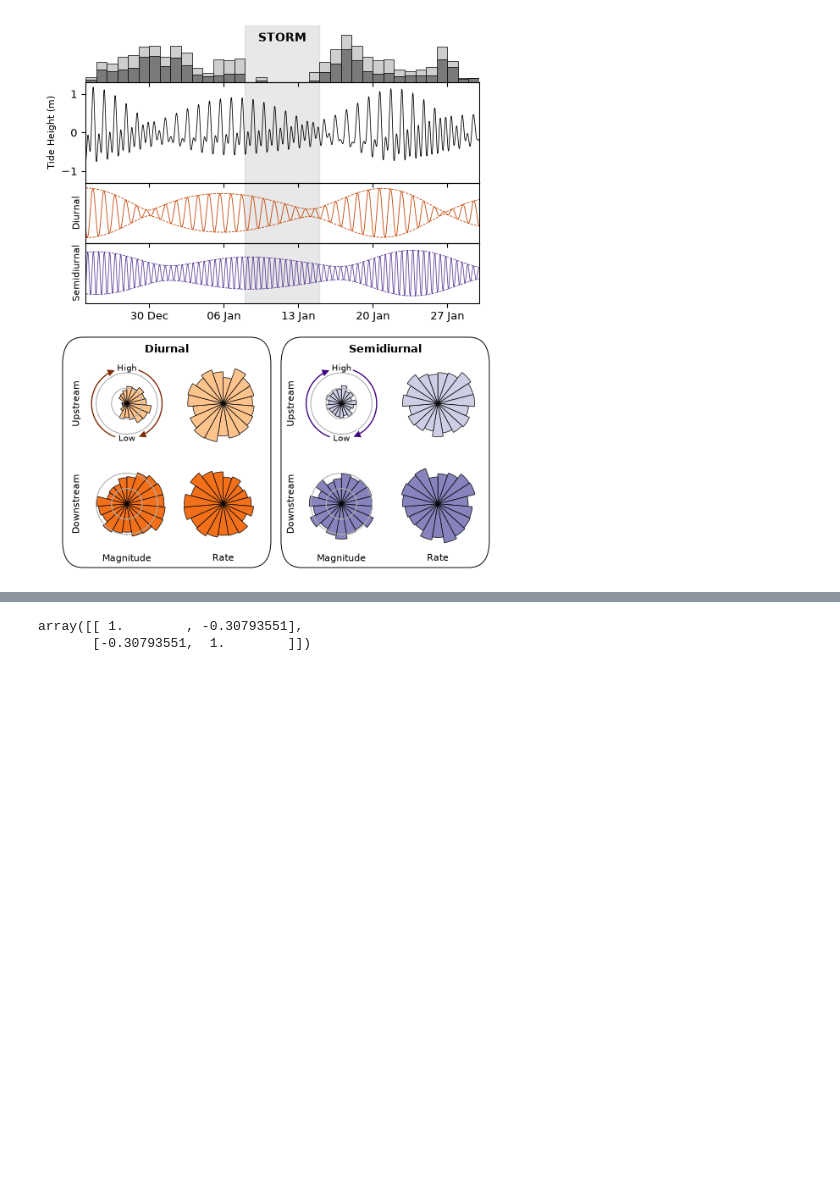
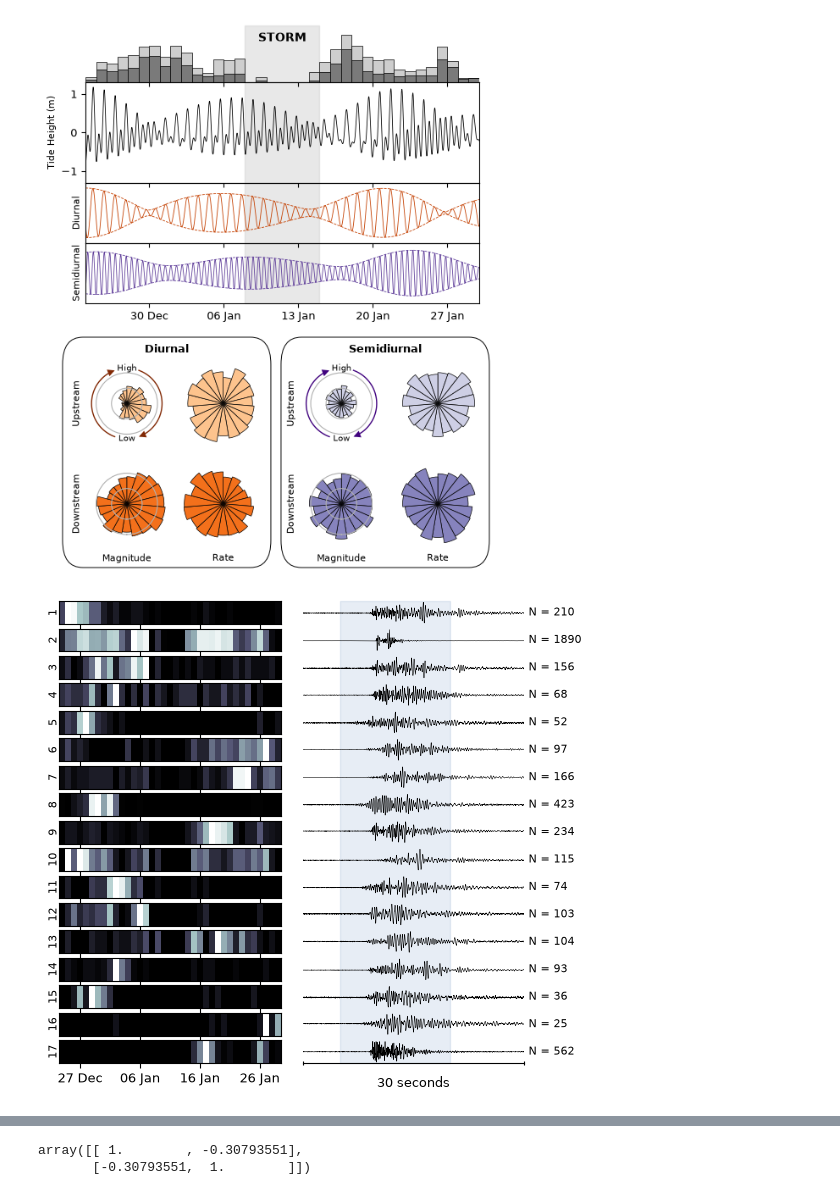
Before and after one commit to JMagyar15/totten-analysis, a Jupyter notebook: cross_correlation_test.ipynb, the cells around one changed output, grey strips where cells are left out. Cells and saved outputs as stored; diff of their text form; code cells hidden in the pictures; blank space fills up the shorter version.

```diff
--- a/cross_correlation_test.ipynb
+++ b/cross_correlation_test.ipynb
@@ -579,3 +579,99 @@ fig.text((left_fig_coords[0]+right_fig_coords[0])/2,0.88,'STORM',ha='center',va=
 fig.savefig('Fig4_tidal_analysis.pdf',bbox_inches='tight',dpi=400)
 # %% [output]
 [figure]
+# %%
+storm_start = UTCDateTime(2019,1,8).matplotlib_date
+storm_end = UTCDateTime(2019,1,15).matplotlib_date
+
+t1 = sh.UTCDateTime(2018,12,24)
+t2 = sh.UTCDateTime(2019,1,30)
+time_bins = np.arange(np.datetime64('2018-12-24T00:00'),np.datetime64('2019-01-31T00:00'),np.timedelta64(24, 'h'))
+
+
+chunk = do.SeismicChunk(t1,t2)
+groups = temp_cat.group_split()
+
+
+N_clust = len(groups)
+temp_labels = {num:i for i,num in enumerate(groups.keys())}
+
+
+fig, ax = plt.subplots(nrows=N_clust,ncols=2,sharex='col',figsize=(6,6),gridspec_kw={'wspace':0.1})
+
+all_hist = []
+all_tr = []
+
+i = 0
+for clust_num, cat in groups.items():
+
+#time_bins = np.array([time.matplotlib_date for time in np.mgrid[chunk.starttime:chunk.endtime+1:12*60*60]])
+    hist, _ = np.histogram(cat.attributes['time'],bins=time_bins)
+
+    hist_ax = ax[i,0]
+    tr_ax = ax[i,1]
+
+    hist_ax.pcolormesh(time_bins[:-1],np.arange(2),np.vstack([hist,hist]),cmap='bone')
+    hist_ax.set_yticks([])
+
+    filename = os.path.join(stack_path,'stacked_waveforms_cluster_' + str(clust_num) + '.mseed')
+
+    try:
+        stream = read(filename)
+        stream = stream.select(component='Z')
+        traces = np.stack([tr.data for tr in stream],axis=0)
+        tr = traces[template_sta[str(clust_num)],:]
+        tr_ax.plot(np.linspace(-10,20,3001),tr/tr.max(),lw=0.4,c='black')
+    except FileNotFoundError:
+        print('No stacked trace yet...')
+        continue
+
+    tr_ax.set_xlim(-10,20)
+
+    if i != (N_clust-1):
+        tr_ax.set_axis_off()
+    else:
+        tr_ax.set_xticks([-10,20])
+        tr_ax.set_xticklabels(['',''])
+        tr_ax.tick_params(direction='inout')
+        tr_ax.set_xlabel('30 seconds',fontsize=9)
+        tr_ax.spines['top'].set_visible(False)
+        tr_ax.spines['left'].set_visible(False)
+        tr_ax.spines['right'].set_visible(False)
+        tr_ax.set_yticks([])
+        tr_ax.patch.set_alpha(0)
+
+    hist_ax.annotate(str(i+1),(0,0.5),xycoords='axes fraction',rotation=90,va='center',ha='right',fontsize=8)
+    tr_ax.annotate('N = ' + str(cat.N),(1.02,0.5),xycoords='axes fraction',va='center',ha='left',fontsize=8)
+
+    i += 1
+
+#need to get corners of patch in figure fraction...
+
+left_fig_coords = fig.transFigure.inverted().transform(
+    ax[-1,1].transData.transform((-5, ax[-1,1].get_ylim()[0]))
+)
+
+right_fig_coords = fig.transFigure.inverted().transform(
+    ax[0,1].transData.transform((10, ax[0,1].get_ylim()[1]))
+)
+
+rect = Rectangle(left_fig_coords, right_fig_coords[0]-left_fig_coords[0], right_fig_coords[1]-left_fig_coords[1],
+                         transform=fig.transFigure,
+                         color='lightsteelblue',alpha=0.3,
+                         zorder=-1)
+
+# rect = Rectangle((-5,0), 15, N_clust,
+#                          color='coral', alpha=0.3,
+#                          zorder=-1,clip_on=False)
+
+fig.patches.append(rect)
+
+
+myFmt = DateFormatter("%d %b")
+ax[-1,0].xaxis.set_major_formatter(myFmt)
+ax[-1,0].xaxis.set_major_locator(DayLocator(interval=10))
+ax[-1,0].tick_params(labelsize=9)
+
+fig.savefig('Fig2_template_matching.pdf',bbox_inches='tight',dpi=400)
+# %% [output]
+[figure, added]
```
Also changed, not shown: parts of 2 cells of this notebook, 3 other files.
